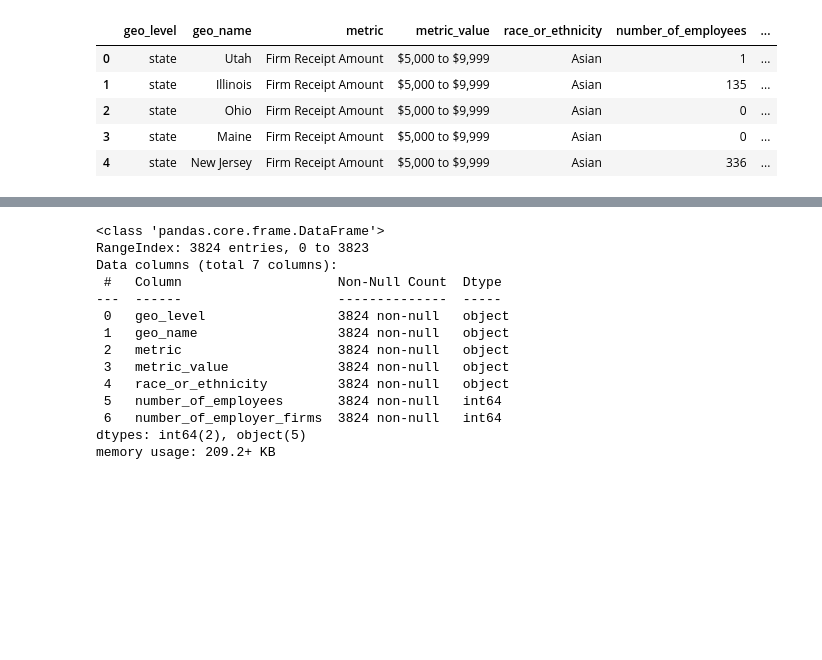
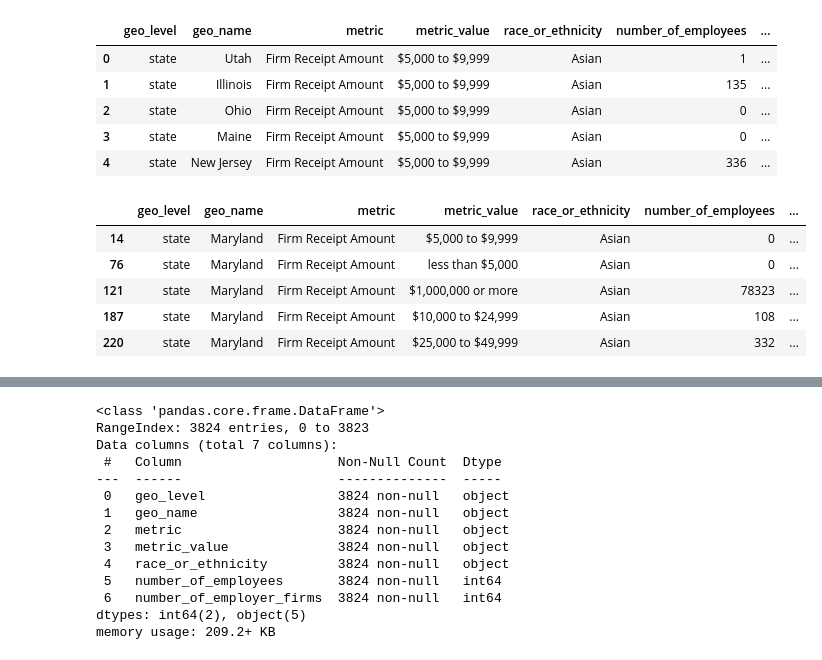
Before and after one commit to ifeomare/kwk-bwdc-md, a Jupyter notebook: BWDC_Data_Cleaning.ipynb, the cells around one changed output, grey strips where cells are left out. Saved outputs shown, nothing was run; the diff lists cells and outputs as text; code cells hidden in the pictures; blank space fills up the shorter version.

```diff
--- a/BWDC_Data_Cleaning.ipynb
+++ b/BWDC_Data_Cleaning.ipynb
@@ -118,3 +146,14 @@ receipt_amount.head()
 | 2 | state | Ohio | Firm Receipt Amount | $5,000 to $9,999 | Asian | 0 | ... |
 | 3 | state | Maine | Firm Receipt Amount | $5,000 to $9,999 | Asian | 0 | ... |
 | 4 | state | New Jersey | Firm Receipt Amount | $5,000 to $9,999 | Asian | 336 | ... |
+# %%
+maryland_receipt_amount = receipt_amount[(receipt_amount['geo_level'] == 'state') & (receipt_amount['geo_name'] == 'Maryland')]
+# %%
+maryland_receipt_amount.head()
+# %% [output]
+|  | geo_level | geo_name | metric | metric_value | race_or_ethnicity | number_of_employees | ... |
+| 14 | state | Maryland | Firm Receipt Amount | $5,000 to $9,999 | Asian | 0 | ... |
+| 76 | state | Maryland | Firm Receipt Amount | less than $5,000 | Asian | 0 | ... |
+| 121 | state | Maryland | Firm Receipt Amount | $1,000,000 or more | Asian | 78323 | ... |
+| 187 | state | Maryland | Firm Receipt Amount | $10,000 to $24,999 | Asian | 108 | ... |
+| 220 | state | Maryland | Firm Receipt Amount | $25,000 to $49,999 | Asian | 332 | ... |
```
Also changed, not shown: parts of 11 cells of this notebook.
